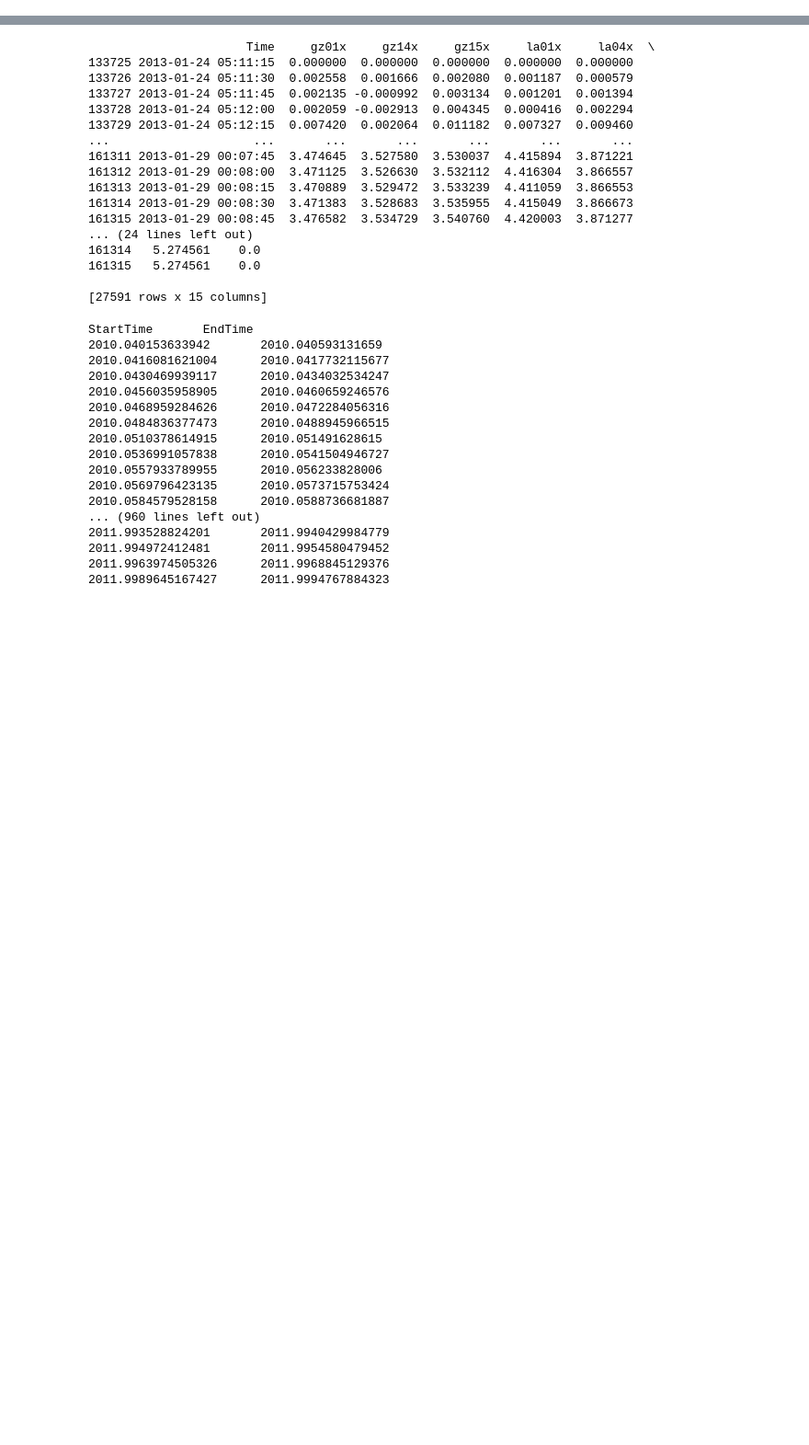
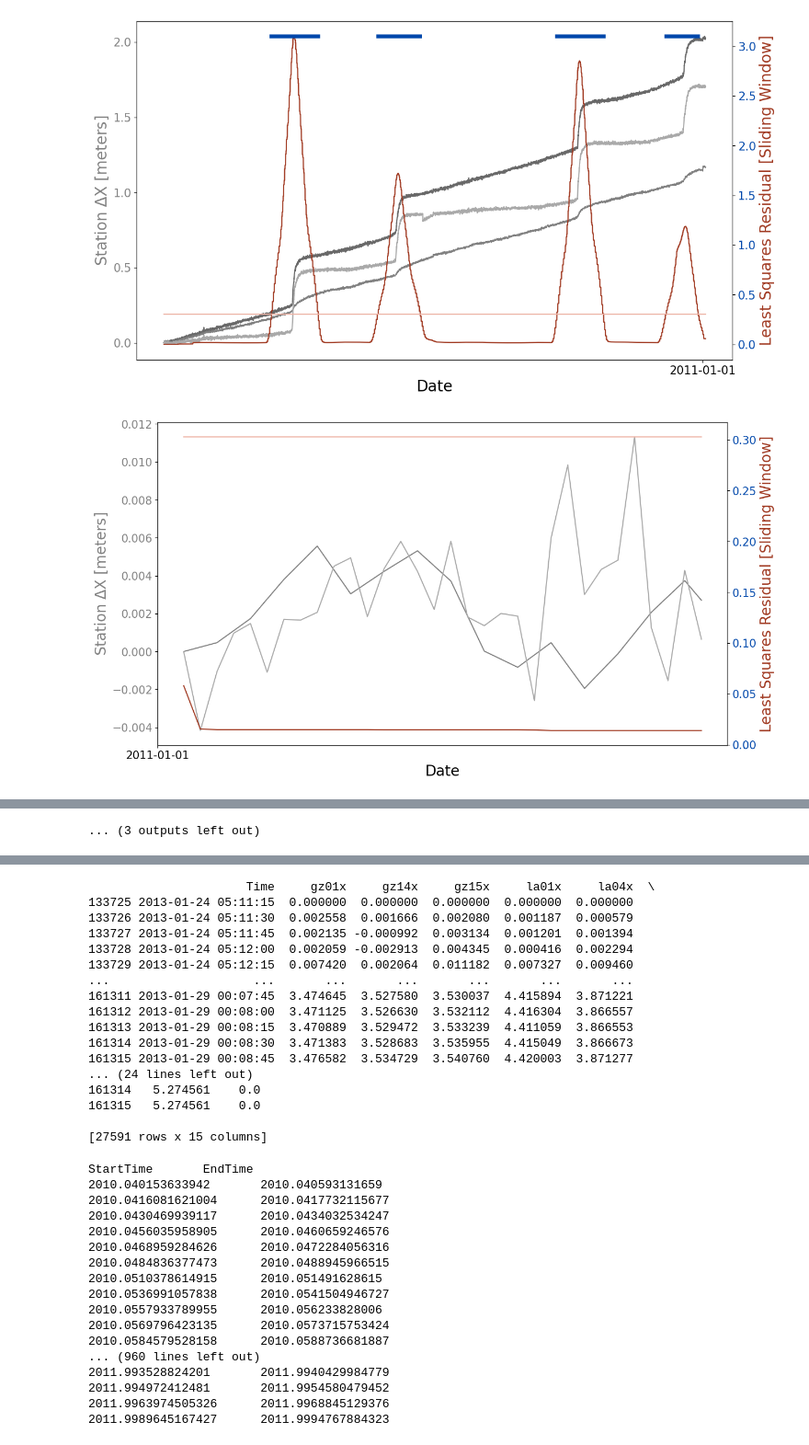
Before and after one commit to zsk4/WhillansCatalogPaper, a Jupyter notebook: PickEvents.ipynb, the cells around one changed output, grey strips where cells are left out. Shown at 92% size. Cells and saved outputs as stored; diff of their text form; code cells hidden in the pictures; blank space fills up the shorter version.

```diff
--- a/PickEvents.ipynb
+++ b/PickEvents.ipynb
@@ -24,18 +24,28 @@ import src.Catalog.CatalogWrapper as CatWrap
 import src.Catalog.Catalog as Catalog
 
 dir = "./tests/ExamplePos"
-stas = ["la01", "la05"]
+stas = ["la01", "la02", "la05"]
 years = ["2010", "2011"]
-interpolation_time = 15
 max_gap_len = 120
 
 cats = []
 for sta in stas:
+    interpolation_time, run = Catalog.set_interpolation_time(sta, years)
     cat = Catalog.Datastream(os.path.join(dir, sta), sta, years, interpolation_time)
-    cat.findgaps(interpolation_time, max_gap_len)
+    cat.findgaps(max_gap_len)
     cats.append(cat)
 
-catalog = CatWrap.full_catalog_run(
-    cats, years, window=600, slide=25, active_stas=2, cull_time=30
-)
+picks = Catalog.Picks(cats)
+picks.lls_detection(600, 20)
+merged_df = picks.merge()
+sorted_list = picks.on_off_list()
+
+merged = Catalog.Events(merged_df)
+threshold = merged.pick_events(sorted_list, active_stas=2)
+indices = merged.on_off_indices(sorted_list)
+merged.plot_picking(indices, threshold, num_plots=25)
+catalog = merged.make_catalog(cull_time=30)
+print(catalog)
+for event in catalog[:25]:
+    Catalog.plot_event(event)
 # %% [output]
@@ -42,0 +69,2 @@ ModuleNotFoundError: No module named 'Catalog'
+[figure, added]
+[figure, added]
@@ -42,0 +80 @@ ModuleNotFoundError: No module named 'Catalog'
+... (3 outputs left out)
```
Also changed, not shown: parts of 7 cells of this notebook, 8 other files.
